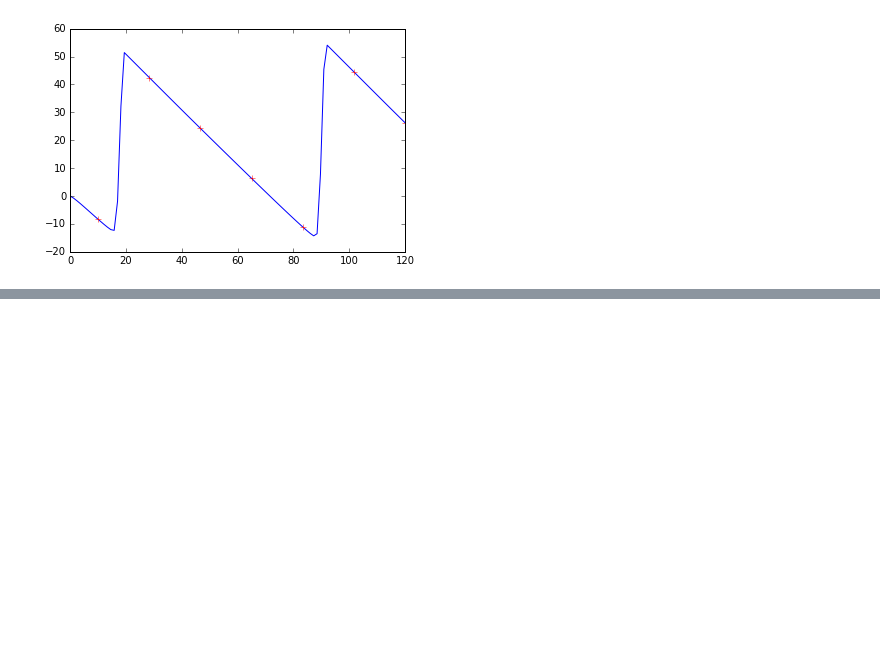
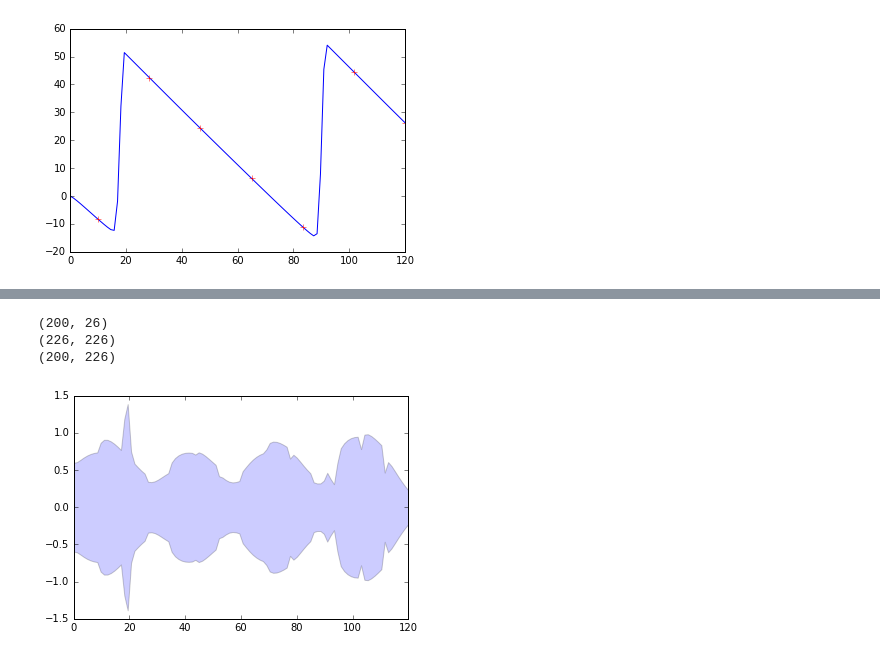
Before and after one commit to danieljtait/operwen, a Jupyter notebook: operwen/Untitled.ipynb, the cells around one changed output, grey strips where cells are left out. Drawn from its saved outputs; the diff is of its cells as text; code cells hidden in the pictures; blank space fills up the shorter version.

```diff
--- a/operwen/Untitled.ipynb
+++ b/operwen/Untitled.ipynb
@@ -52,0 +339,30 @@ Att = [At_[i] for i in evalt_inds] +  [At_[i] for i in tk_inds]
+# %%
+evalt = np.linspace(0.001,120, 100)
+tk = np.linspace(0., 120., 15)
+
+sol = odeModel.solve(initCond, np.concatenate(([0.], evalt)))[1:,]
+
+fcond_t = np.linspace(0., 120, 5)
+
+R = result(evalt, tk, 2,
+           fcond_t, cScales, lScales,
+           odeModel, initCond, 0.)
+
+compInd = 0
+
+var = np.diag(R).reshape(evalt.size, 2)
+sd = np.sqrt(var)[:,compInd]
+
+fig = plt.figure()
+ax = fig.add_subplot(111)
+
+#ax.fill_between(evalt, sol[:,compInd] - 2*sd, sol[:,compInd] + 2*sd, alpha=0.2)
+#ax.set_xlim((20, 80))
+ax.fill_between(evalt,  - 2*sd, + 2*sd, alpha=0.2)
+#ax.plot(evalt, sol[:,compInd], 'k-.')
+plt.show()
+# %% [output]
+(200, 26)
+(226, 226)
+(200, 226)
+[figure, added]
```
Also changed, not shown: parts of 10 cells of this notebook, 9 other files.
